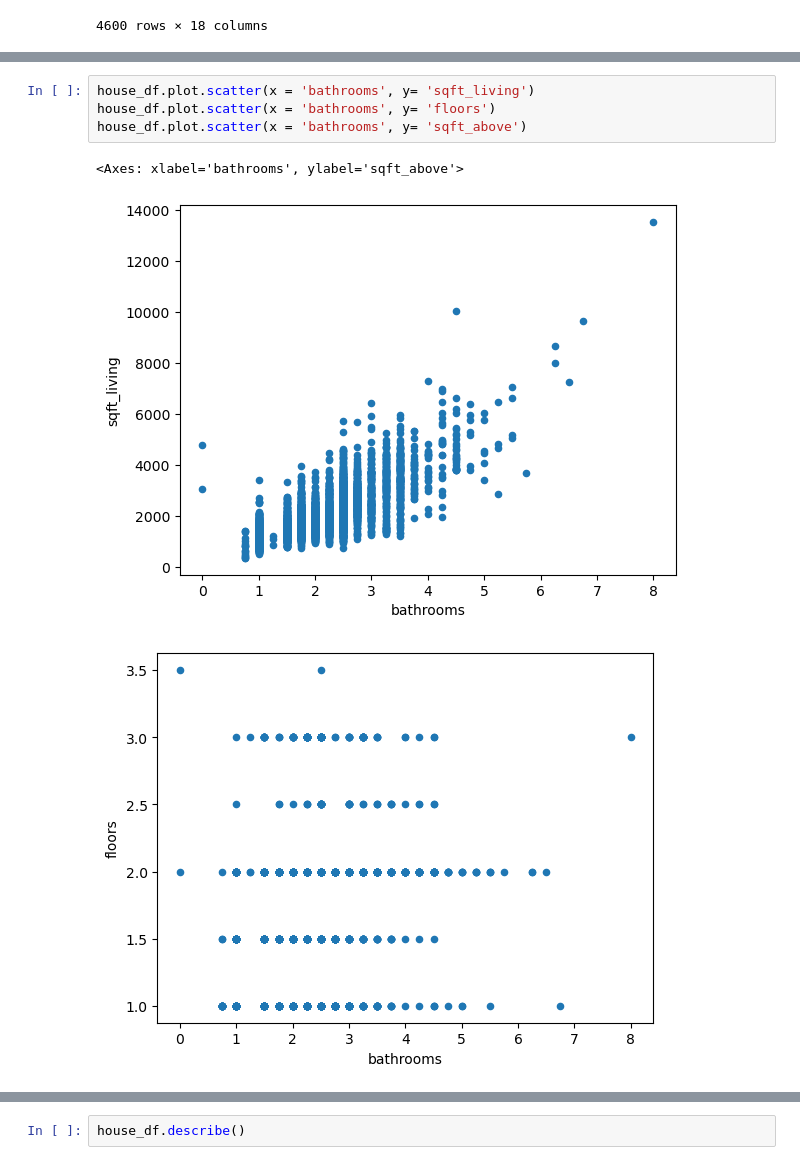
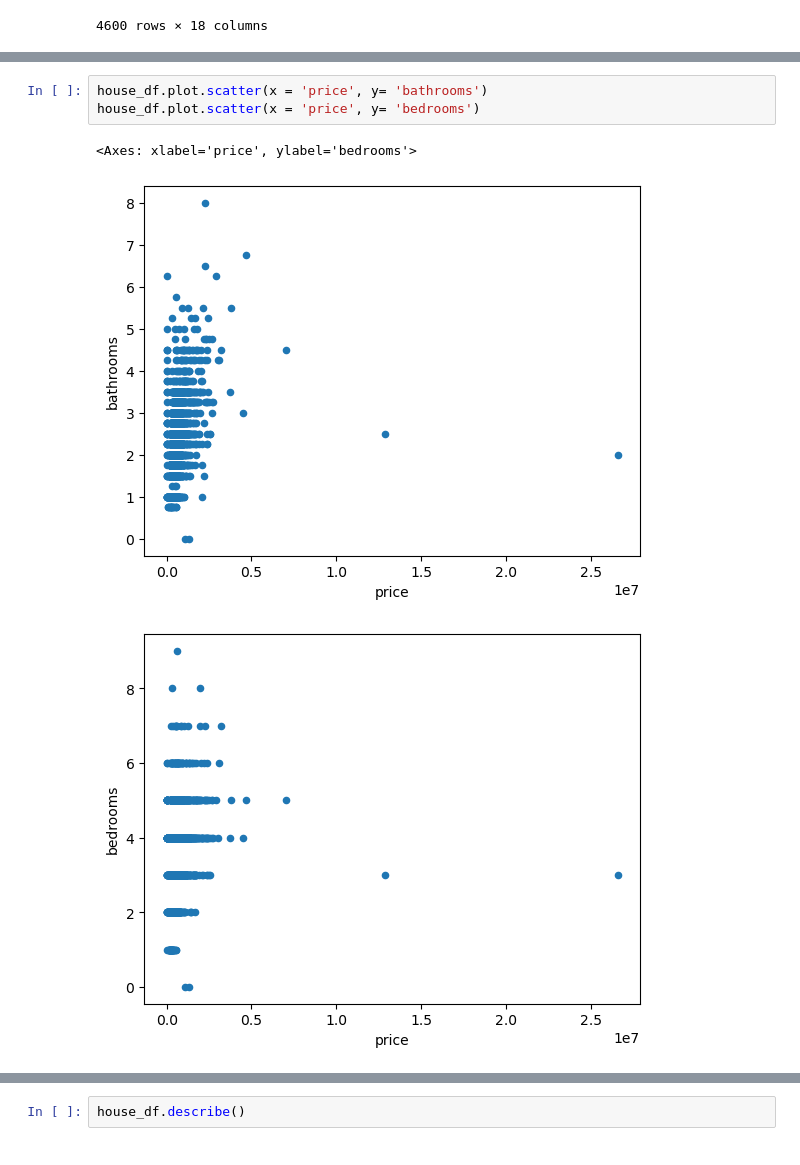
Before and after one commit to FahaDragusss/Foundations-Of-Machine-Learning, a Jupyter notebook: House Price Prediction Model/Preparing data.ipynb, the cells around one changed output, grey strips where cells are left out. Cells and saved outputs as stored; diff of their text form.

```diff
--- a/House Price Prediction Model/Preparing data.ipynb
+++ b/House Price Prediction Model/Preparing data.ipynb
@@ -36,8 +23,7 @@ house_df.plot.scatter(x = 'bedrooms', y= 'sqft_above')
 # %%
-house_df.plot.scatter(x = 'bathrooms', y= 'sqft_living')
-house_df.plot.scatter(x = 'bathrooms', y= 'floors')
-house_df.plot.scatter(x = 'bathrooms', y= 'sqft_above')
+house_df.plot.scatter(x = 'price', y= 'bathrooms')
+house_df.plot.scatter(x = 'price', y= 'bedrooms')
 # %% [output]
-<Axes: xlabel='bathrooms', ylabel='sqft_above'>
+<Axes: xlabel='price', ylabel='bedrooms'>
-[figure, old version]
+[figure, new version]
-[figure, old version]
+[figure, new version]
```
Also changed, not shown: parts of 7 cells of this notebook, 2 other files.
